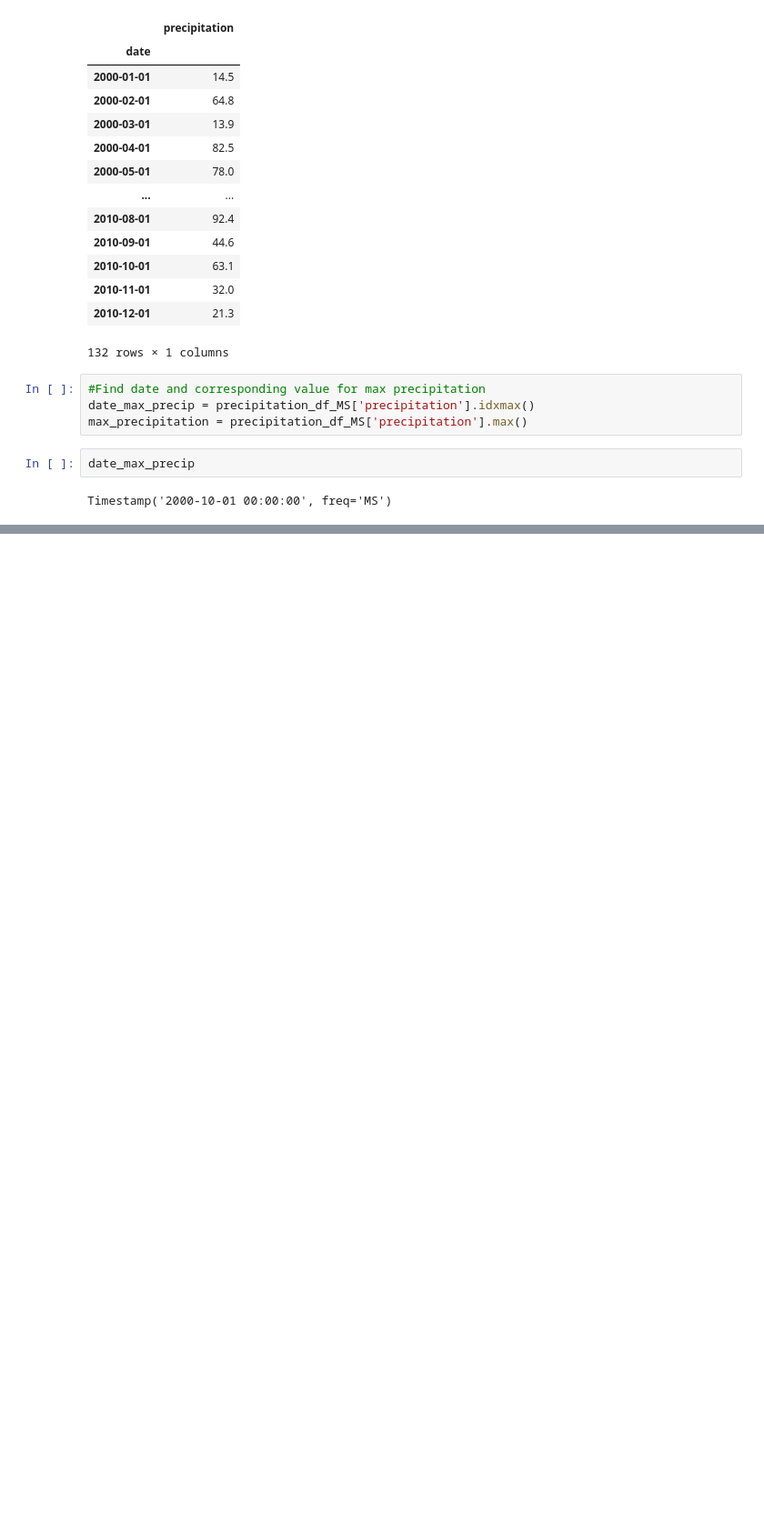
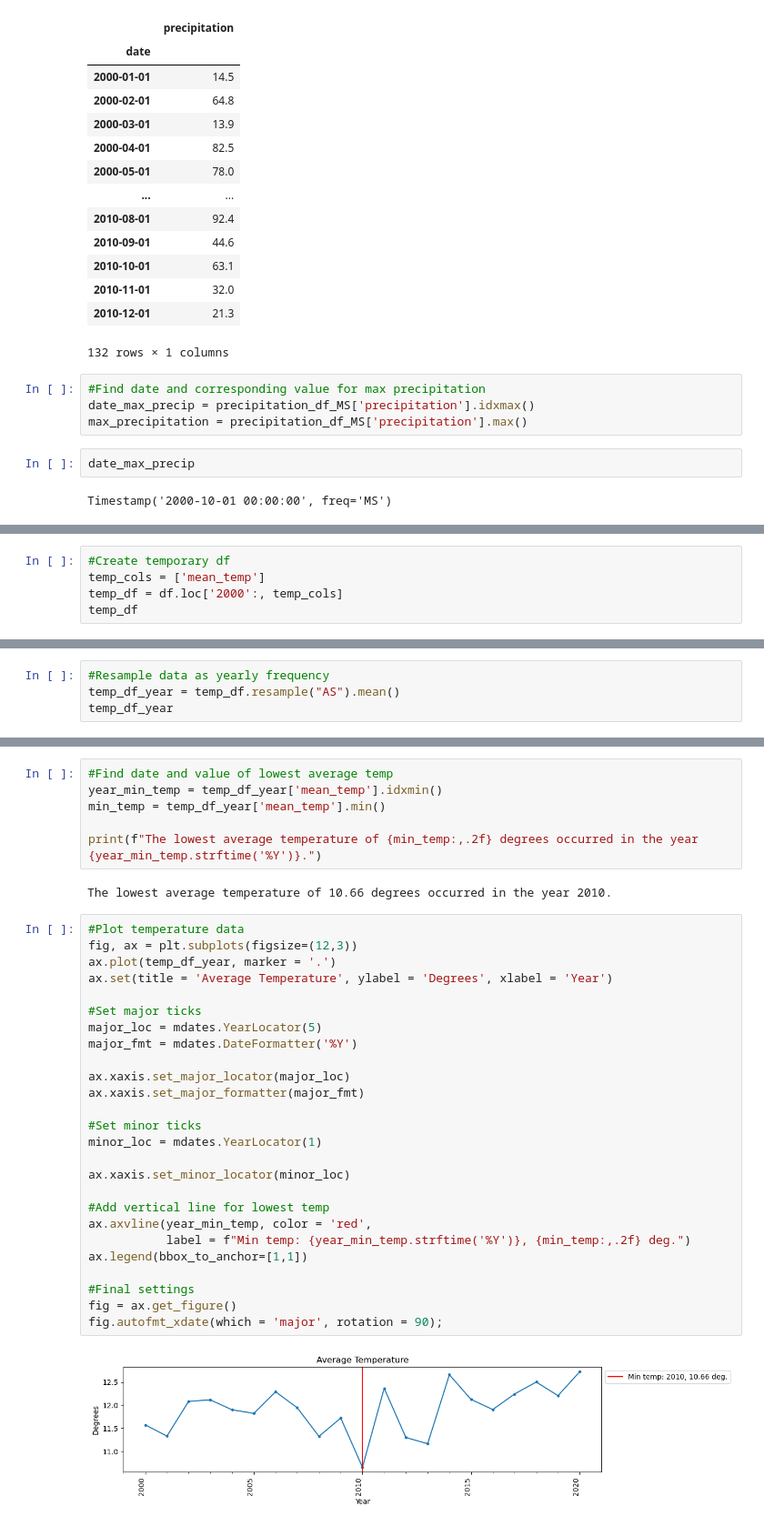
Before and after one commit to kassiedancer92/Resampling-Datetime-Data, a Jupyter notebook: Resampling Datetime Data.ipynb, the cells around one changed output, grey strips where cells are left out. Shown at 91% size. Drawn from its saved outputs; the diff is of its cells as text; blank space fills up the shorter version.

```diff
--- a/Resampling Datetime Data.ipynb
+++ b/Resampling Datetime Data.ipynb
@@ -266,0 +269,5 @@ fig.autofmt_xdate(which = 'major', rotation = 90);
+# %%
+#Create temporary df
+temp_cols = ['mean_temp']
+temp_df = df.loc['2000':, temp_cols]
+temp_df
@@ -266,0 +289,4 @@ fig.autofmt_xdate(which = 'major', rotation = 90);
+# %%
+#Resample data as yearly frequency
+temp_df_year = temp_df.resample("AS").mean()
+temp_df_year
@@ -266,0 +312,36 @@ fig.autofmt_xdate(which = 'major', rotation = 90);
+# %%
+#Find date and value of lowest average temp
+year_min_temp = temp_df_year['mean_temp'].idxmin()
+min_temp = temp_df_year['mean_temp'].min()
+
+print(f"The lowest average temperature of {min_temp:,.2f} degrees occurred in the year {year_min_temp.strftime('%Y')}.")
+# %% [output]
+The lowest average temperature of 10.66 degrees occurred in the year 2010.
+# %%
+#Plot temperature data
+fig, ax = plt.subplots(figsize=(12,3))
+ax.plot(temp_df_year, marker = '.')
+ax.set(title = 'Average Temperature', ylabel = 'Degrees', xlabel = 'Year')
+
+#Set major ticks
+major_loc = mdates.YearLocator(5)
+major_fmt = mdates.DateFormatter('%Y')
+
+ax.xaxis.set_major_locator(major_loc)
+ax.xaxis.set_major_formatter(major_fmt)
+
+#Set minor ticks
+minor_loc = mdates.YearLocator(1)
+
+ax.xaxis.set_minor_locator(minor_loc)
+
+#Add vertical line for lowest temp
+ax.axvline(year_min_temp, color = 'red',
+           label = f"Min temp: {year_min_temp.strftime('%Y')}, {min_temp:,.2f} deg.")
+ax.legend(bbox_to_anchor=[1,1])
+
+#Final settings
+fig = ax.get_figure()
+fig.autofmt_xdate(which = 'major', rotation = 90);
+# %% [output]
+[figure, added]
```
Also changed, not shown: parts of 4 cells of this notebook.
